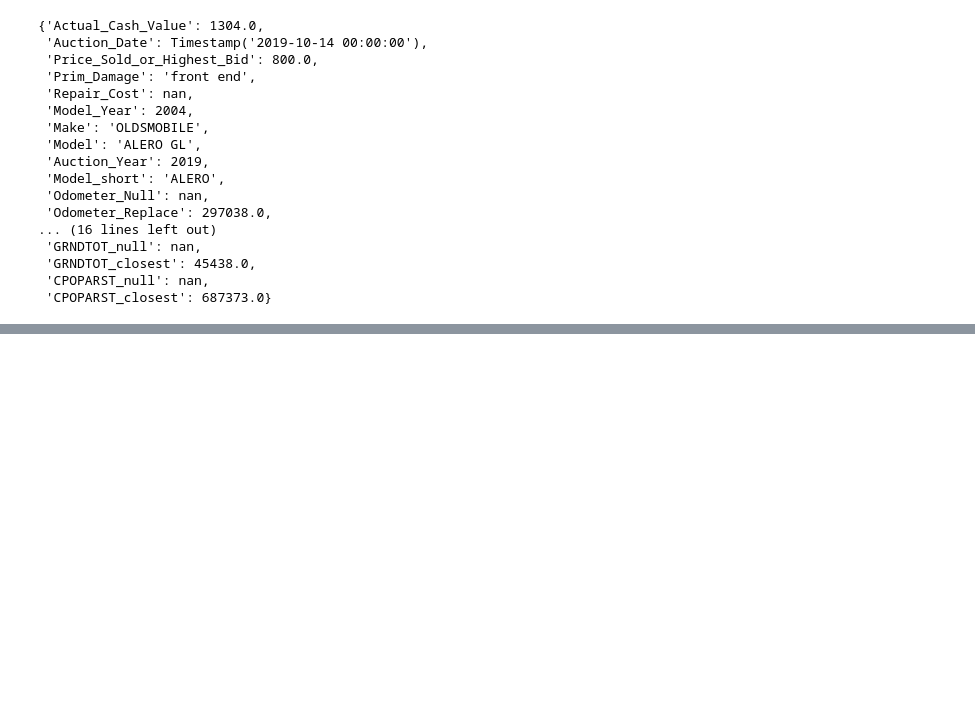
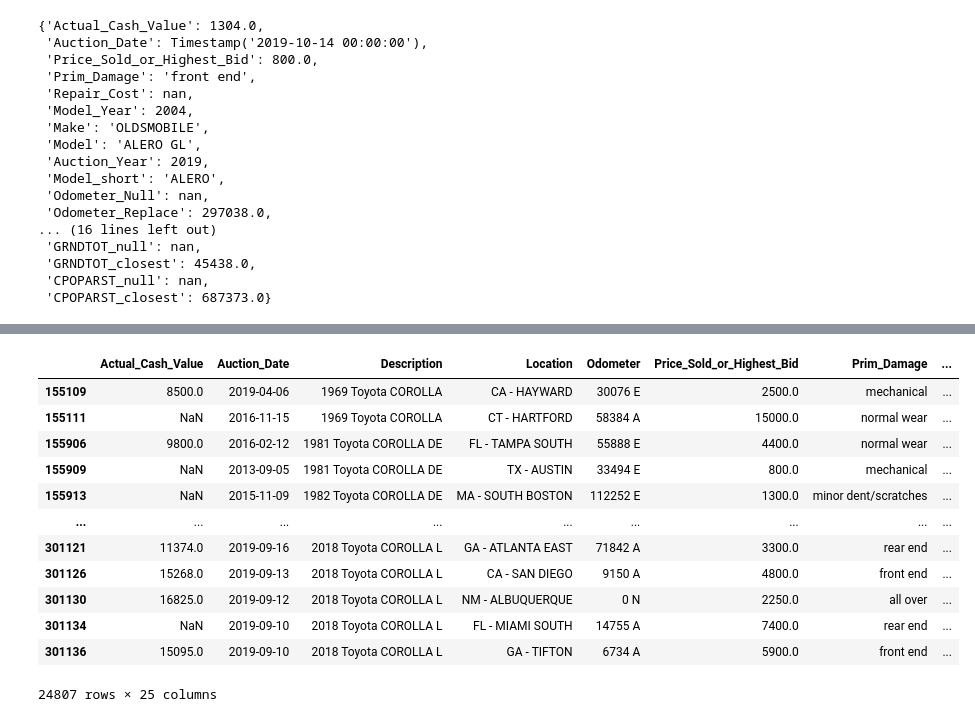
Before and after one commit to erv4gen/Research-Salvage-Autos, a Jupyter notebook: Structure-Input-SC-Data.ipynb, the cells around one changed output, grey strips where cells are left out. Saved outputs shown, nothing was run; the diff lists cells and outputs as text; code cells hidden in the pictures; blank space fills up the shorter version.

```diff
--- a/Structure-Input-SC-Data.ipynb
+++ b/Structure-Input-SC-Data.ipynb
@@ -395,7 +490,7 @@ out_df['make_key'] = out_df.assign(Model_Year = lambda x: x['Model_Year'].astype
 # %%
 out_df.columns
 # %%
-# Temp.save_obj(out_df, 'out_df_working')
-
-out_df = Temp.load_obj('out_df_working')
+Temp.save_obj(out_df, 'out_df_working')
+out_df.to_csv(path_to_temp_csv+'full_working_df.csv')
+# out_df = Temp.load_obj('out_df_working')
 # %% [output]
@@ -704,0 +849,6 @@ out_df = Temp.load_obj('out_df_working')
+# %%
+model_year = None
+auction_year = None
+make = 'TOYOTA'
+model = 'COROLLA'
+filtred = geo_plot(make,model,model_year,auction_year)
@@ -705,3 +857,21 @@ out_df = Temp.load_obj('out_df_working')
+# %%
+(filtred.drop('State',axis=1)
+                    .join(filtred['County'].str.split(', ',expand=True)[1]
+                    .rename('State')))
+# %% [output]
+|  | Actual_Cash_Value | Auction_Date | Description | Location | Odometer | Price_Sold_or_Highest_Bid | Prim_Damage | ... |
+| 155109 | 8500.0 | 2019-04-06 | 1969 Toyota COROLLA | CA - HAYWARD | 30076 E | 2500.0 | mechanical | ... |
+| 155111 | NaN | 2016-11-15 | 1969 Toyota COROLLA | CT - HARTFORD | 58384 A | 15000.0 | normal wear | ... |
+| 155906 | 9800.0 | 2016-02-12 | 1981 Toyota COROLLA DE | FL - TAMPA SOUTH | 55888 E | 4400.0 | normal wear | ... |
+| 155909 | NaN | 2013-09-05 | 1981 Toyota COROLLA DE | TX - AUSTIN | 33494 E | 800.0 | mechanical | ... |
+| 155913 | NaN | 2015-11-09 | 1982 Toyota COROLLA DE | MA - SOUTH BOSTON | 112252 E | 1300.0 | minor dent/scratches | ... |
+| ... | ... | ... | ... | ... | ... | ... | ... | ... |
+| 301121 | 11374.0 | 2019-09-16 | 2018 Toyota COROLLA L | GA - ATLANTA EAST | 71842 A | 3300.0 | rear end | ... |
+| 301126 | 15268.0 | 2019-09-13 | 2018 Toyota COROLLA L | CA - SAN DIEGO | 9150 A | 4800.0 | front end | ... |
+| 301130 | 16825.0 | 2019-09-12 | 2018 Toyota COROLLA L | NM - ALBUQUERQUE | 0 N | 2250.0 | all over | ... |
+| 301134 | NaN | 2019-09-10 | 2018 Toyota COROLLA L | FL - MIAMI SOUTH | 14755 A | 7400.0 | rear end | ... |
+| 301136 | 15095.0 | 2019-09-10 | 2018 Toyota COROLLA L | GA - TIFTON | 6734 A | 5900.0 | front end | ... |
+24807 rows × 25 columns
 # %%
 out_df.groupby('Make')['Model_Year'].count().sort_values(ascending=False)[:60]
 # %%
```
Also changed, not shown: parts of 13 cells of this notebook.
